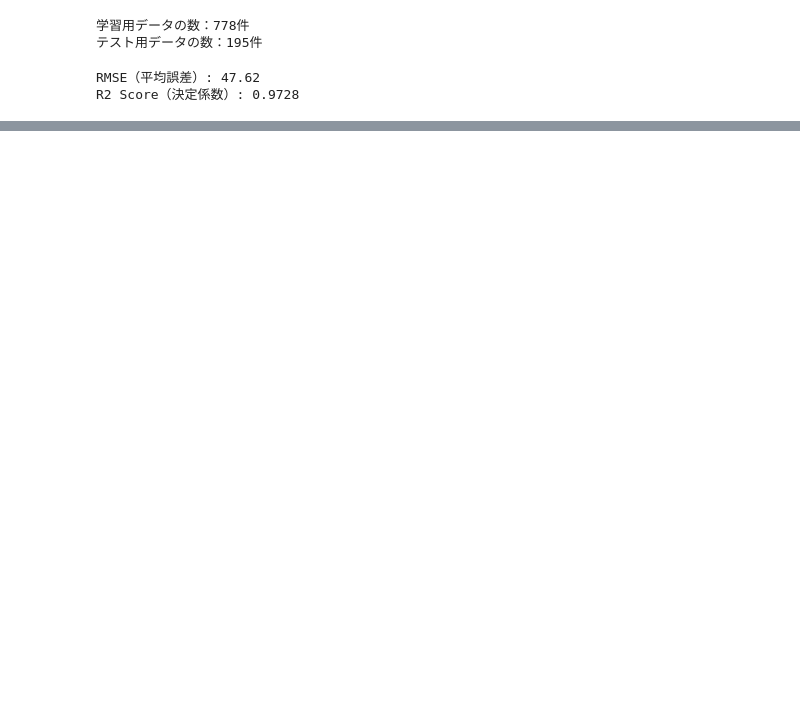
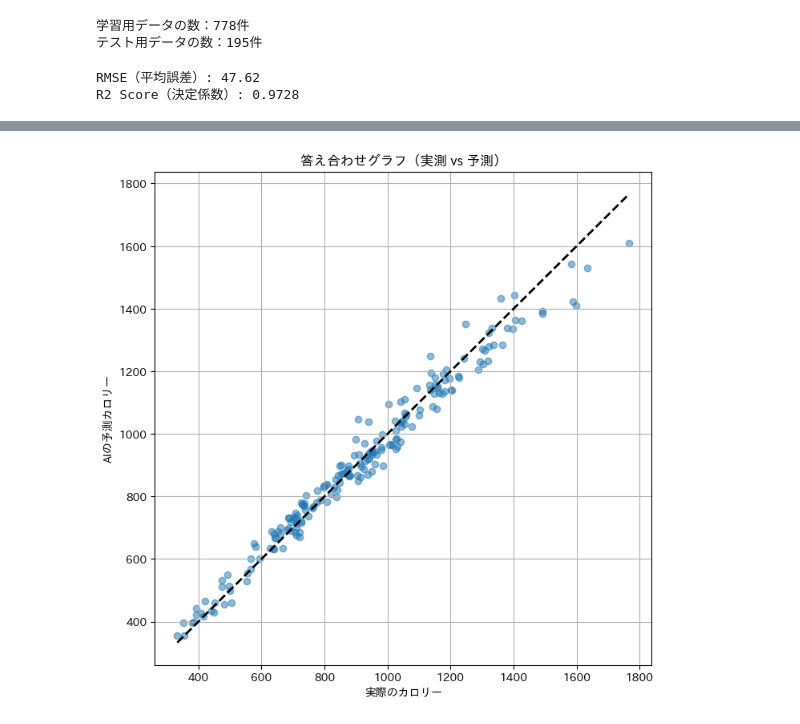
Before and after one commit to k6jf8wfhxh-ux/kaggle-gym-exercise-analysis, a Jupyter notebook: gym_calories_regression.ipynb, the cells around one changed output, grey strips where cells are left out. Saved outputs shown, nothing was run; the diff lists cells and outputs as text; code cells hidden in the pictures; blank space fills up the shorter version.

```diff
--- a/gym_calories_regression.ipynb
+++ b/gym_calories_regression.ipynb
@@ -152,0 +173,16 @@ R2 Score（決定係数）: 0.9728
+# %%
+import matplotlib.pyplot as plt
+
+# テストデータの予測値
+y_pred = model.predict(X_test)
+
+plt.figure(figsize=(8, 8))
+plt.scatter(y_test, y_pred, alpha=0.5)
+plt.plot([y_test.min(), y_test.max()], [y_test.min(), y_test.max()], "k--", lw=2)
+plt.xlabel("実際のカロリー")
+plt.ylabel("AIの予測カロリー")
+plt.title("答え合わせグラフ（実測 vs 予測）")
+plt.grid(True)
+plt.show()
+# %% [output]
+[figure, added]
```
Also changed, not shown: parts of 1 cell of this notebook.
